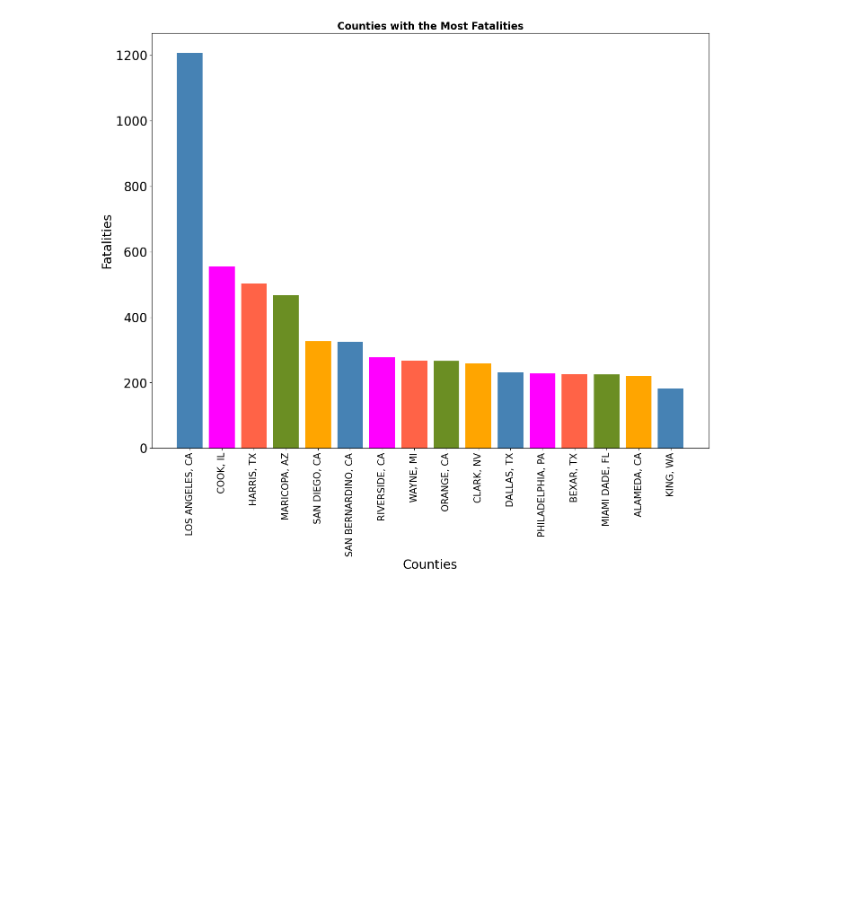
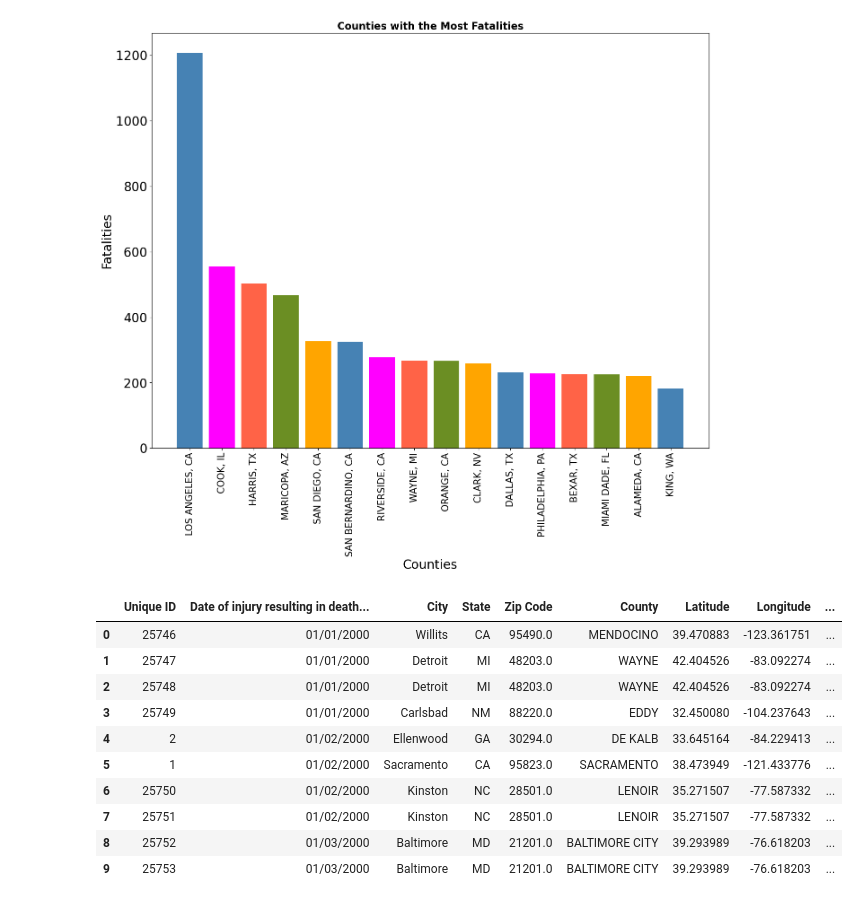
Before and after one commit to cat-mang/LESO_Analysis_Proj, a Jupyter notebook: notebooks/police_graphs.ipynb, the cells around one changed output. Drawn from its saved outputs; the diff is of its cells as text; code cells hidden in the pictures; blank space fills up the shorter version.

```diff
--- a/notebooks/police_graphs.ipynb
+++ b/notebooks/police_graphs.ipynb
@@ -174,0 +181,14 @@ plt.show()
+# %%
+police_graphs.head(10)
+# %% [output]
+|  | Unique ID | Date of injury resulting in death... | City | State | Zip Code | County | Latitude | Longitude | ... |
+| 0 | 25746 | 01/01/2000 | Willits | CA | 95490.0 | MENDOCINO | 39.470883 | -123.361751 | ... |
+| 1 | 25747 | 01/01/2000 | Detroit | MI | 48203.0 | WAYNE | 42.404526 | -83.092274 | ... |
+| 2 | 25748 | 01/01/2000 | Detroit | MI | 48203.0 | WAYNE | 42.404526 | -83.092274 | ... |
+| 3 | 25749 | 01/01/2000 | Carlsbad | NM | 88220.0 | EDDY | 32.450080 | -104.237643 | ... |
+| 4 | 2 | 01/02/2000 | Ellenwood | GA | 30294.0 | DE KALB | 33.645164 | -84.229413 | ... |
+| 5 | 1 | 01/02/2000 | Sacramento | CA | 95823.0 | SACRAMENTO | 38.473949 | -121.433776 | ... |
+| 6 | 25750 | 01/02/2000 | Kinston | NC | 28501.0 | LENOIR | 35.271507 | -77.587332 | ... |
+| 7 | 25751 | 01/02/2000 | Kinston | NC | 28501.0 | LENOIR | 35.271507 | -77.587332 | ... |
+| 8 | 25752 | 01/03/2000 | Baltimore | MD | 21201.0 | BALTIMORE CITY | 39.293989 | -76.618203 | ... |
+| 9 | 25753 | 01/03/2000 | Baltimore | MD | 21201.0 | BALTIMORE CITY | 39.293989 | -76.618203 | ... |
```
Also changed, not shown: parts of 3 cells of this notebook, 4 other files.
